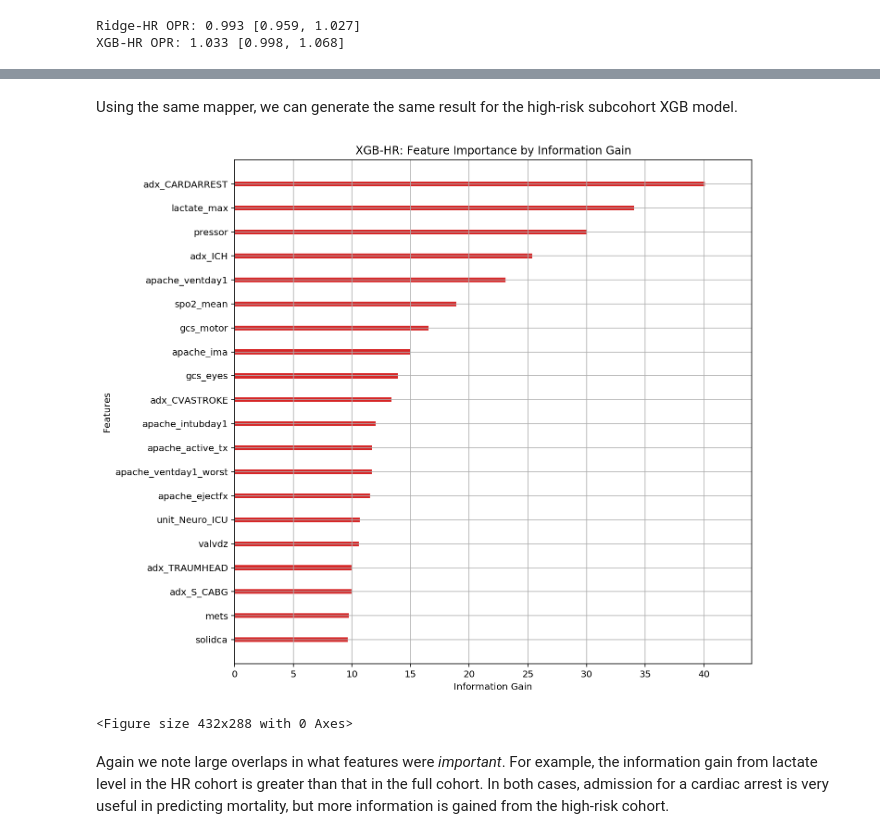
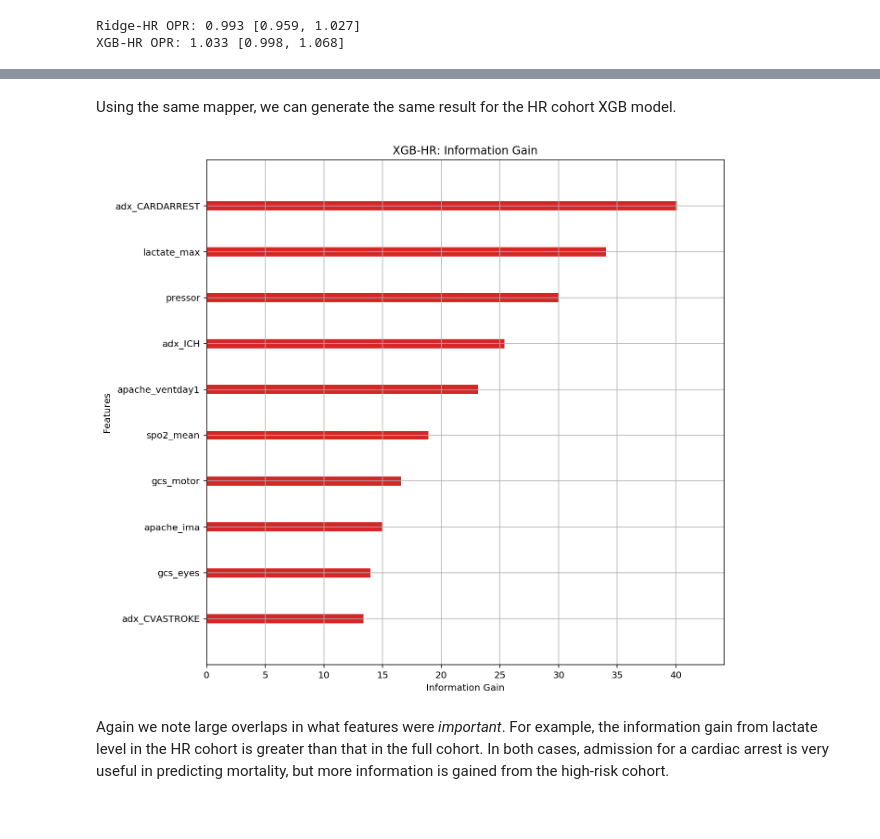
Before and after one commit to cosgriffc/calibrating-severity, a Jupyter notebook: modeling/model_analysis.ipynb, the cells around one changed output, grey strips where cells are left out. Saved outputs shown, nothing was run; the diff lists cells and outputs as text; code cells hidden in the pictures.

Commit message:
updated analysis plots

```diff
--- a/modeling/model_analysis.ipynb
+++ b/modeling/model_analysis.ipynb
@@ -283,15 +302,14 @@ plt.savefig('./figures/XGB_RS-feat.svg', bbox_inches='tight')
 # %% [markdown]
-Using the same mapper, we can generate the same result for the high-risk subcohort XGB model.
+Using the same mapper, we can generate the same result for the HR cohort XGB model.
 # %%
 imp_matrix = {mapper[k]: round(v, 3) for k, v in xgb_classifier_HR.get_booster().get_score(importance_type='gain').items()}
 plt.figure(figsize=(10, 10))
-plot_importance(imp_matrix, max_num_features=20, color=tableau20[6], importance_type='gain',
+plot_importance(imp_matrix, max_num_features=10, color=tableau20[6], importance_type='gain',
                 xlabel='Information Gain', ax=plt.axes(), show_values=False,
-                title='XGB-HR: Feature Importance by Information Gain')
+                title='XGB-HR: Information Gain')
+plt.savefig('./figures/XGB_HR-feat.svg', bbox_inches='tight')
 plt.show()
-plt.savefig('./figures/XGB_RS-feat.svg', bbox_inches='tight')
 # %% [output]
-[figure, old version]
+[figure, new version]
-<Figure size 432x288 with 0 Axes>
 # %% [markdown]
 Again we note large overlaps in what features were _important_. For example, the information gain from lactate level in the HR cohort is greater than that in the full cohort. In both cases, admission for a cardiac arrest is very useful in predicting mortality, but more information is gained from the high-risk cohort.
```
Also changed, not shown: parts of 19 cells of this notebook.
